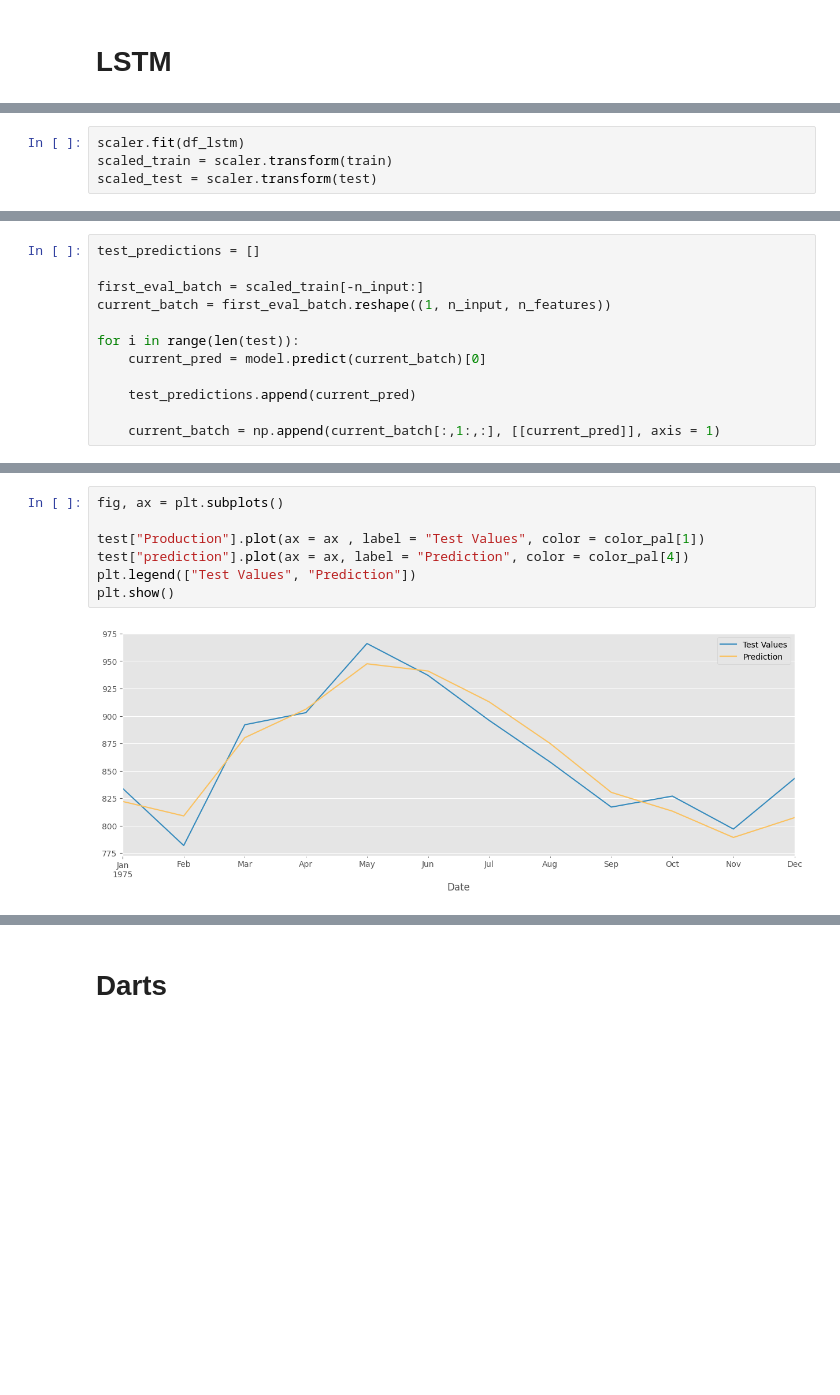
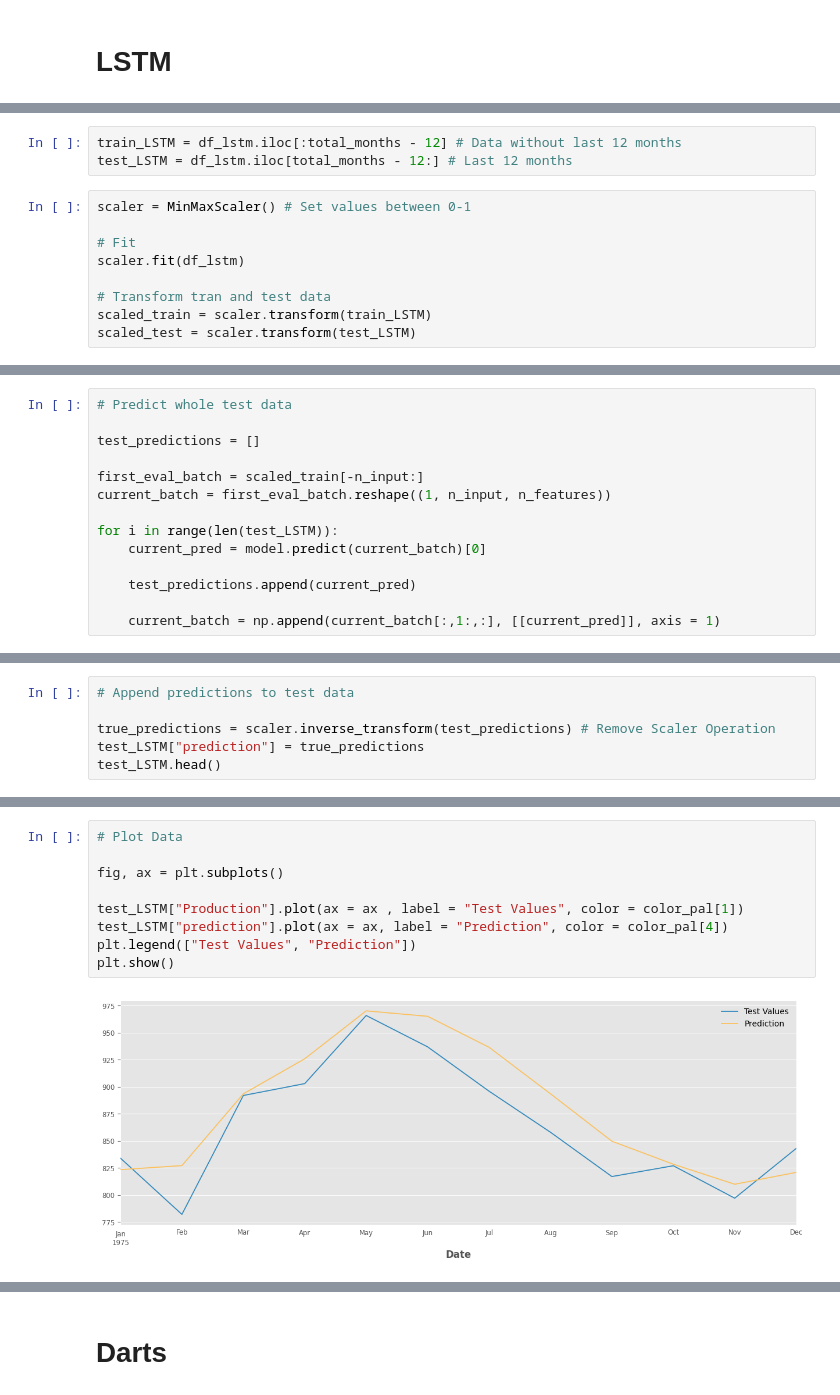
Before and after one commit to alejo1630/time_series_analysis, a Jupyter notebook: time_series.ipynb, the cells around one changed output, grey strips where cells are left out. Saved outputs shown, nothing was run; the diff lists cells and outputs as text; blank space fills up the shorter version.

```diff
--- a/time_series.ipynb
+++ b/time_series.ipynb
@@ -278,4 +323,12 @@ scaler = MinMaxScaler()
+# %%
+train_LSTM = df_lstm.iloc[:total_months - 12] # Data without last 12 months
+test_LSTM = df_lstm.iloc[total_months - 12:] # Last 12 months
 # %%
+scaler = MinMaxScaler() # Set values between 0-1
+
+# Fit
 scaler.fit(df_lstm)
-scaled_train = scaler.transform(train)
-scaled_test = scaler.transform(test)
+
+# Transform tran and test data
+scaled_train = scaler.transform(train_LSTM)
+scaled_test = scaler.transform(test_LSTM)
@@ -349,10 +401,12 @@ array([[0.6469316]], dtype=float32)
 # %%
+# Predict whole test data
+
 test_predictions = []
 
 first_eval_batch = scaled_train[-n_input:]
 current_batch = first_eval_batch.reshape((1, n_input, n_features))
 
-for i in range(len(test)):
+for i in range(len(test_LSTM)):
     current_pred = model.predict(current_batch)[0]
 
     test_predictions.append(current_pred)
@@ -391,0 +428,6 @@ See the caveats in the documentation: https://pandas.pydata.org/pandas-docs/stab
+# %%
+# Append predictions to test data
+
+true_predictions = scaler.inverse_transform(test_predictions) # Remove Scaler Operation
+test_LSTM["prediction"] = true_predictions
+test_LSTM.head()
@@ -392,12 +447,14 @@ See the caveats in the documentation: https://pandas.pydata.org/pandas-docs/stab
 # %%
+# Plot Data
+
 fig, ax = plt.subplots()
 
-test["Production"].plot(ax = ax , label = "Test Values", color = color_pal[1])
-test["prediction"].plot(ax = ax, label = "Prediction", color = color_pal[4])
+test_LSTM["Production"].plot(ax = ax , label = "Test Values", color = color_pal[1])
+test_LSTM["prediction"].plot(ax = ax, label = "Prediction", color = color_pal[4])
 plt.legend(["Test Values", "Prediction"])
 plt.show()
 # %% [output]
-[figure, old version]
+[figure, new version]
 # %%
 # RMSE
 
```
Also changed, not shown: parts of 62 cells of this notebook, 2 other files.
